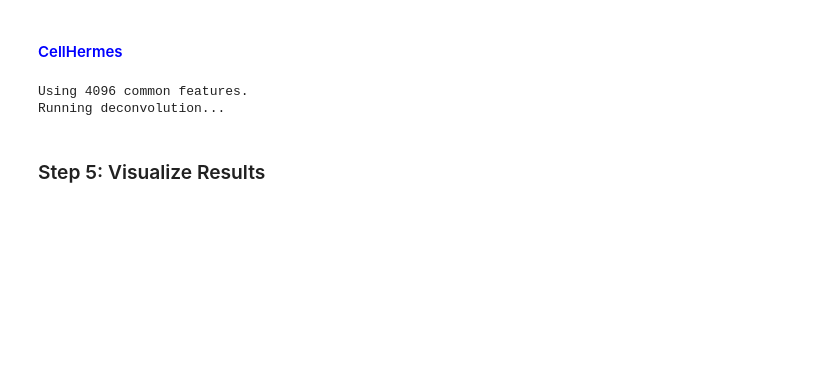
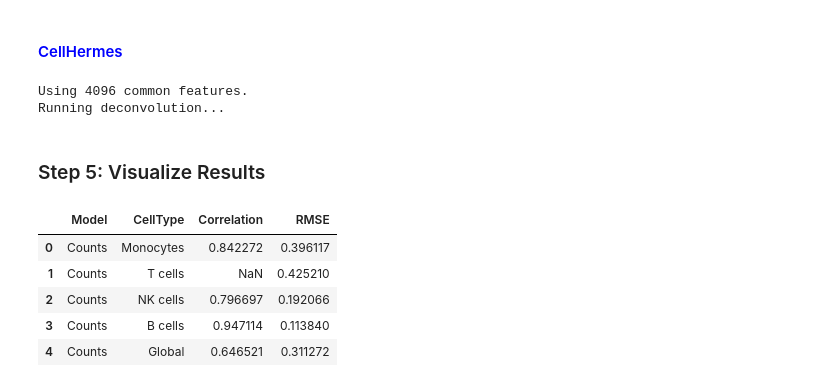
Before and after one commit to Eastmanmd/DECONVersation, a Jupyter notebook: tutorials/benchmarking_pseudobulking_all_methods_flex.ipynb, the cells around one changed output. Saved outputs shown, nothing was run; the diff lists cells and outputs as text; code cells hidden in the pictures; blank space fills up the shorter version.

```diff
--- a/tutorials/benchmarking_pseudobulking_all_methods_flex.ipynb
+++ b/tutorials/benchmarking_pseudobulking_all_methods_flex.ipynb
@@ -381,6 +363,15 @@ res_df = load_results(folder_path = '../results/flex/',
 
 # Drop ground truth results
 res_df = res_df[res_df.Model != "pseudobulk"]
+# %%
+res_df.head()
+# %% [output]
+|  | Model | CellType | Correlation | RMSE |
+| 0 | Counts | Monocytes | 0.842272 | 0.396117 |
+| 1 | Counts | T cells | NaN | 0.425210 |
+| 2 | Counts | NK cells | 0.796697 | 0.192066 |
+| 3 | Counts | B cells | 0.947114 | 0.113840 |
+| 4 | Counts | Global | 0.646521 | 0.311272 |
 # %%
 # Remove global correlations/RMSEs
 res_df_cell_type = res_df[res_df['CellType'] != 'Global'].copy()
```
Also changed, not shown: parts of 8 cells of this notebook, 4 other files.
